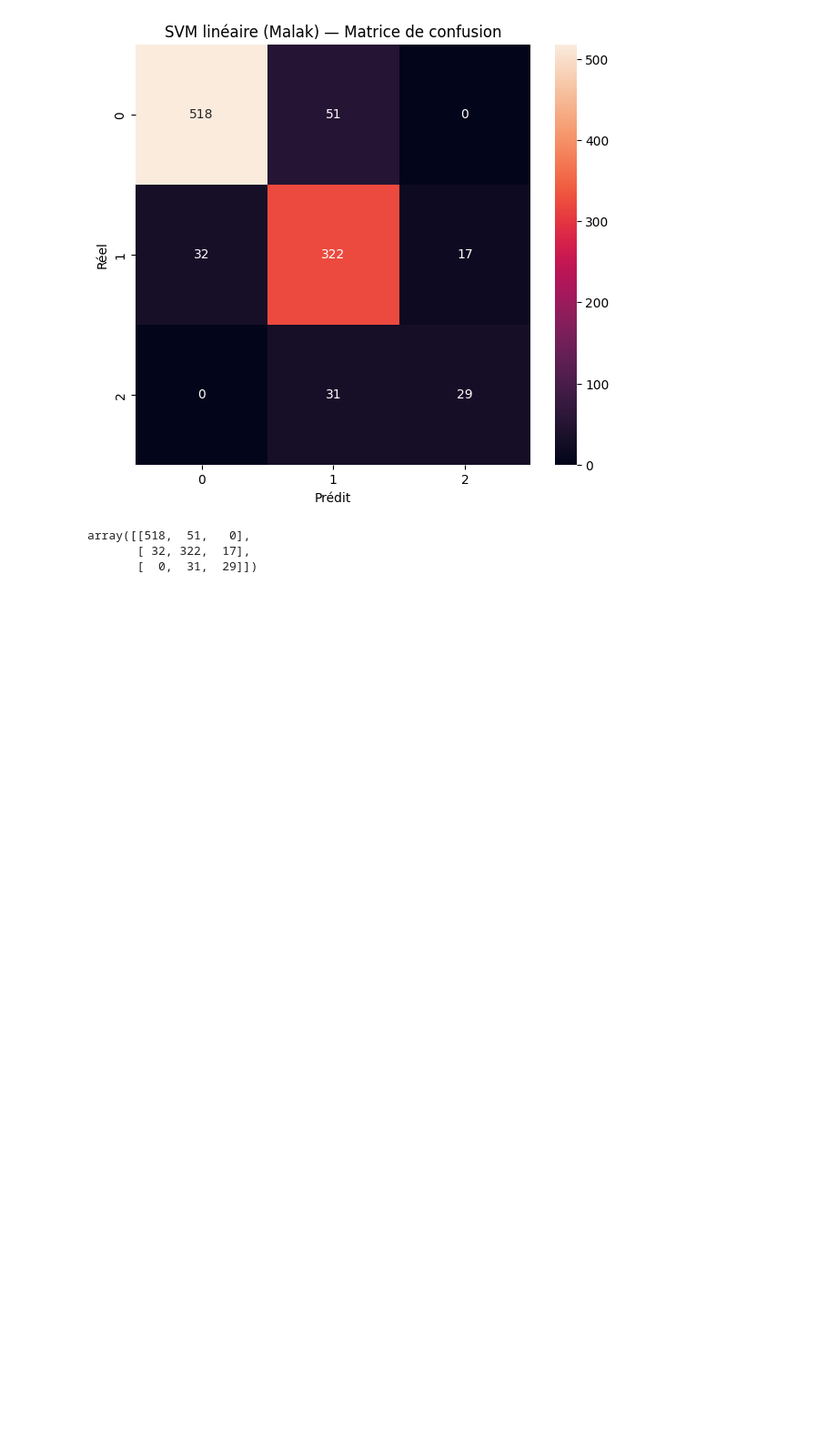
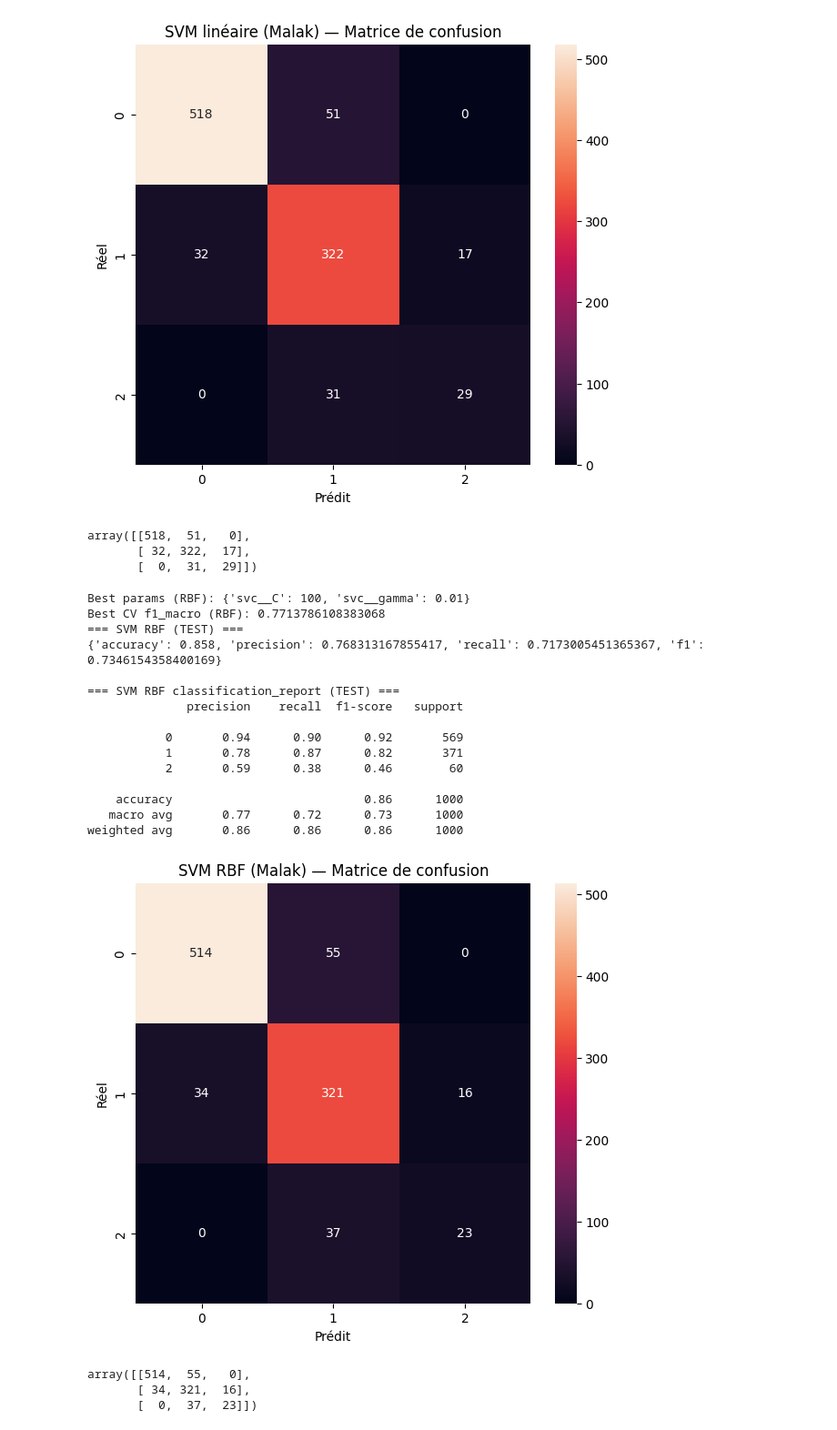
Before and after one commit to aicha53-dot/energy-classification-project, a Jupyter notebook: notebooks/05_comparison.ipynb, the cells around one changed output. Shown: that part at 91% size. Drawn from its saved outputs; the diff is of its cells as text; code cells hidden in the pictures; blank space fills up the shorter version.

```diff
--- a/notebooks/05_comparison.ipynb
+++ b/notebooks/05_comparison.ipynb
@@ -191,6 +193,63 @@ weighted avg       0.87      0.87      0.87      1000
 array([[518,  51,   0],
        [ 32, 322,  17],
        [  0,  31,  29]])
+# %%
+## Modèle 4 : SVM RBF (Malak)
+
+# SVM RBF dépend aussi des échelles -> StandardScaler
+# Hyperparamètres optimisés par GridSearch : C et gamma
+
+param_grid_rbf = {
+    "svc__C": [0.1, 1, 10, 100],
+    "svc__gamma": [0.001, 0.01, 0.1, 1, "scale"]
+}
+
+grid_rbf = GridSearchCV(
+    estimator=Pipeline([("scaler", StandardScaler()),
+                        ("svc", SVC(kernel="rbf"))]),
+    param_grid=param_grid_rbf,
+    scoring="f1_macro",
+    cv=5,
+    n_jobs=-1
+)
+
+grid_rbf.fit(X_train, y_train)
+
+print("Best params (RBF):", grid_rbf.best_params_)
+print("Best CV f1_macro (RBF):", grid_rbf.best_score_)
+
+best_rbf = grid_rbf.best_estimator_
+
+rbf_pred_test = best_rbf.predict(X_test)
+rbf_pred_train = best_rbf.predict(X_train)
+
+print("=== SVM RBF (TEST) ===")
+print(metrics_macro(y_test, rbf_pred_test))
+
+print("\n=== SVM RBF classification_report (TEST) ===")
+print(classification_report(y_test, rbf_pred_test, zero_division=0))
+
+show_confusion(y_test, rbf_pred_test, "SVM RBF (Malak) — Matrice de confusion")
+# %% [output]
+Best params (RBF): {'svc__C': 100, 'svc__gamma': 0.01}
+Best CV f1_macro (RBF): 0.7713786108383068
+=== SVM RBF (TEST) ===
+{'accuracy': 0.858, 'precision': 0.768313167855417, 'recall': 0.7173005451365367, 'f1': 0.7346154358400169}
+
+=== SVM RBF classification_report (TEST) ===
+              precision    recall  f1-score   support
+
+           0       0.94      0.90      0.92       569
+           1       0.78      0.87      0.82       371
+           2       0.59      0.38      0.46        60
+
+    accuracy                           0.86      1000
+   macro avg       0.77      0.72      0.73      1000
+weighted avg       0.86      0.86      0.86      1000
+[figure, added]
+array([[514,  55,   0],
+       [ 34, 321,  16],
+       [  0,  37,  23]])
 # %%
 knn_train_m = metrics_macro(y_train, knn_pred_train)
 tree_train_m = metrics_macro(y_train, tree_pred_train)
```
Also changed, not shown: parts of 6 cells of this notebook.
